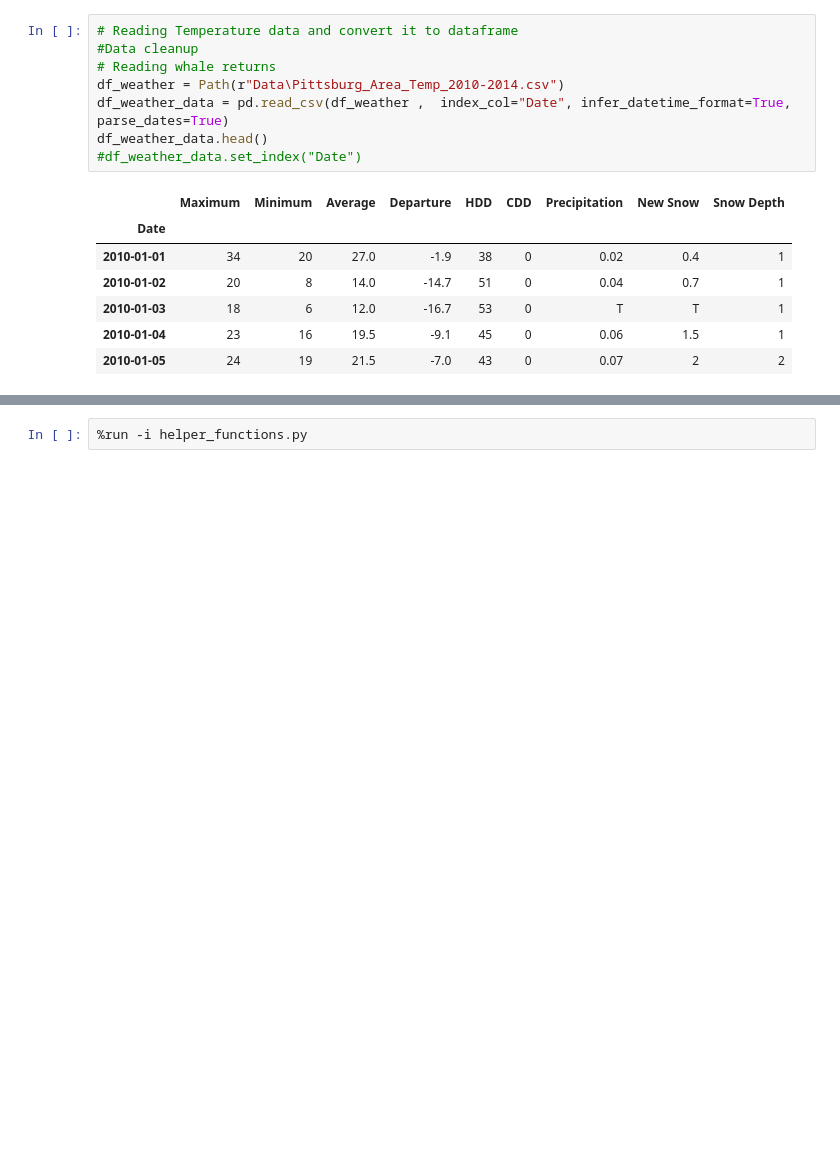
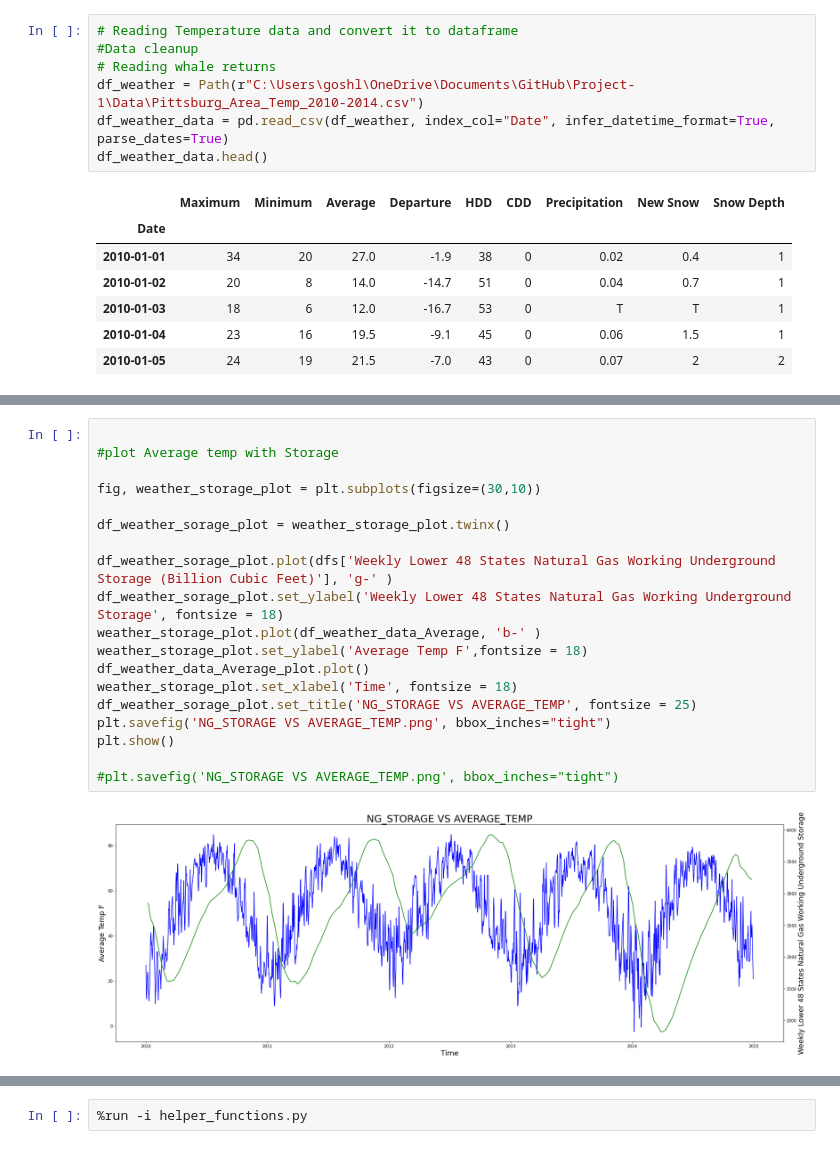
Before and after one commit to SabahatJK/EDA_NG, a Jupyter notebook: Starter Code.ipynb, the cells around one changed output, grey strips where cells are left out. Drawn from its saved outputs; the diff is of its cells as text; blank space fills up the shorter version.

```diff
--- a/Starter Code.ipynb
+++ b/Starter Code.ipynb
@@ -30,10 +34,9 @@ end_date = "2014-12-30"
 # Reading Temperature data and convert it to dataframe
 #Data cleanup
 # Reading whale returns
-df_weather = Path(r"Data\Pittsburg_Area_Temp_2010-2014.csv")
-df_weather_data = pd.read_csv(df_weather ,  index_col="Date", infer_datetime_format=True, parse_dates=True)
+df_weather = Path(r"C:\Users\goshl\OneDrive\Documents\GitHub\Project-1\Data\Pittsburg_Area_Temp_2010-2014.csv")
+df_weather_data = pd.read_csv(df_weather, index_col="Date", infer_datetime_format=True, parse_dates=True)
 df_weather_data.head()
-#df_weather_data.set_index("Date")
 # %% [output]
 |  | Maximum | Minimum | Average | Departure | HDD | CDD | Precipitation | New Snow | Snow Depth |
 | Date |  |  |  |  |  |  |  |  |  |
@@ -124,0 +100,21 @@ KeyError: 'Date'
+# %%
+
+#plot Average temp with Storage
+
+fig, weather_storage_plot = plt.subplots(figsize=(30,10))
+
+df_weather_sorage_plot = weather_storage_plot.twinx()
+
+df_weather_sorage_plot.plot(dfs['Weekly Lower 48 States Natural Gas Working Underground Storage (Billion Cubic Feet)'], 'g-' )
+df_weather_sorage_plot.set_ylabel('Weekly Lower 48 States Natural Gas Working Underground Storage', fontsize = 18)
+weather_storage_plot.plot(df_weather_data_Average, 'b-' )
+weather_storage_plot.set_ylabel('Average Temp F',fontsize = 18)
+df_weather_data_Average_plot.plot()
+weather_storage_plot.set_xlabel('Time', fontsize = 18)
+df_weather_sorage_plot.set_title('NG_STORAGE VS AVERAGE_TEMP', fontsize = 25)
+plt.savefig('NG_STORAGE VS AVERAGE_TEMP.png', bbox_inches="tight")
+plt.show()
+
+#plt.savefig('NG_STORAGE VS AVERAGE_TEMP.png', bbox_inches="tight")
+# %% [output]
+[figure, added]
```
Also changed, not shown: parts of 19 cells of this notebook.
